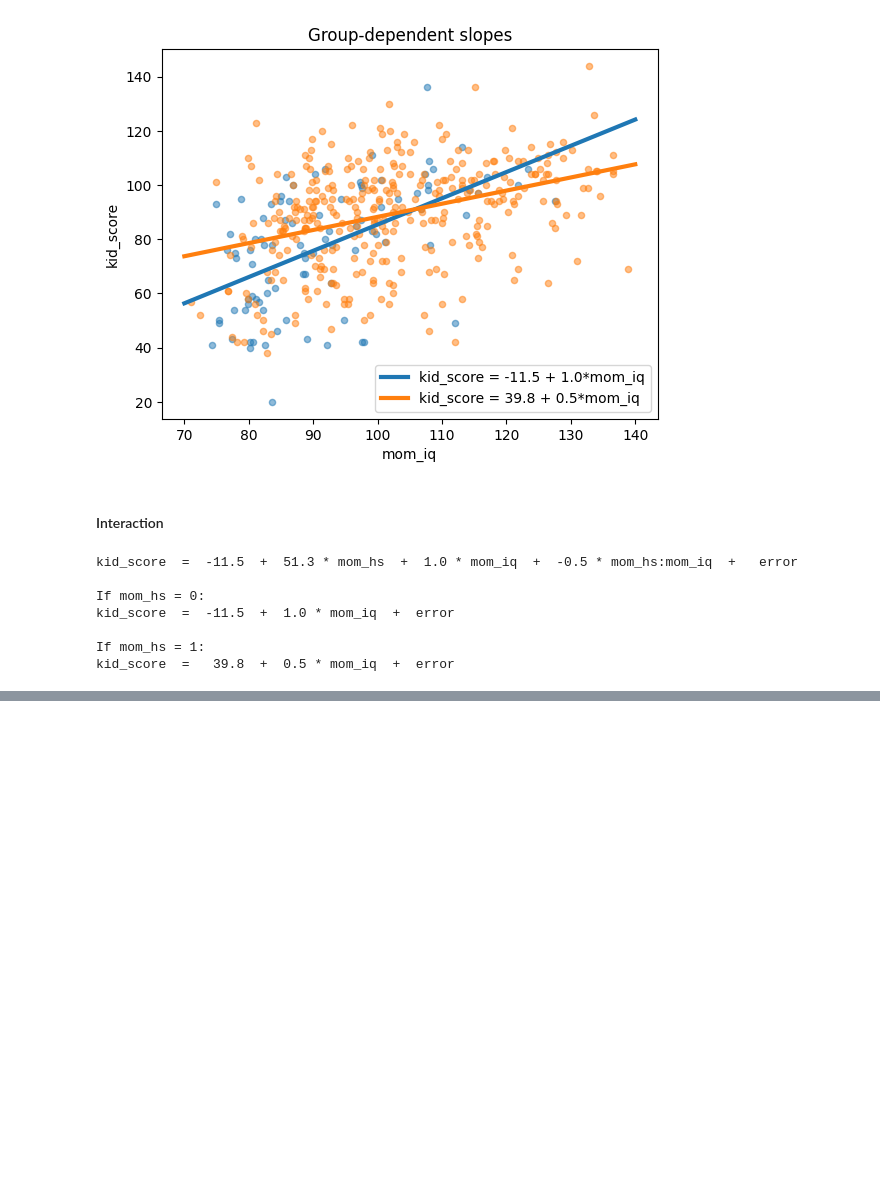
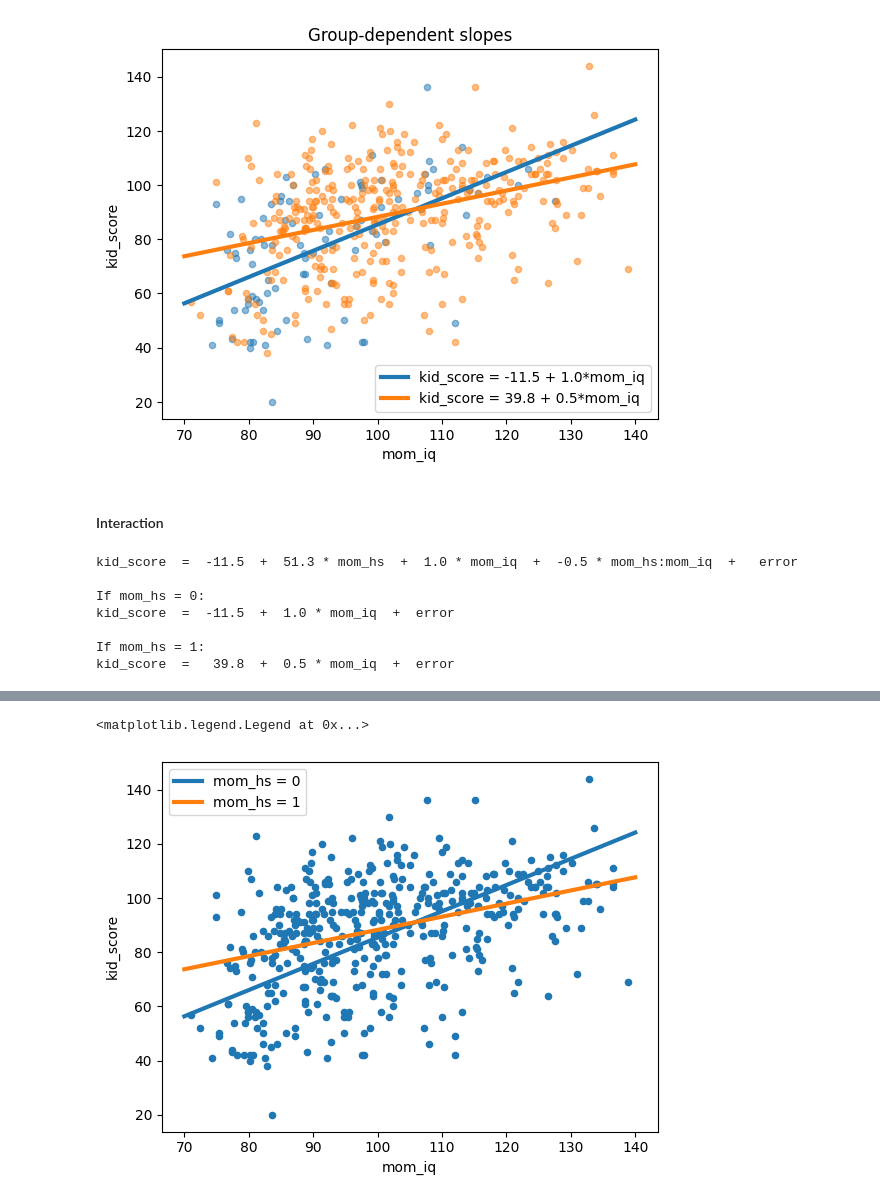
Before and after one commit to mgreenbe/DATA335W2025, a Jupyter notebook: code/2linearregression.ipynb, the cells around one changed output, grey strips where cells are left out. Saved outputs shown, nothing was run; the diff lists cells and outputs as text; code cells hidden in the pictures; blank space fills up the shorter version.

```diff
--- a/code/2linearregression.ipynb
+++ b/code/2linearregression.ipynb
@@ -1233,3 +1233,7 @@ kid_score  =  -11.5  +  1.0 * mom_iq  +  error
 
 If mom_hs = 1:
 kid_score  =   39.8  +  0.5 * mom_iq  +  error
+# %%
+kidiq = pd.read_csv("../data/kidiq.csv")
+fit = lm("kid_score ~ mom_hs + mom_iq + mom_hs:mom_iq", kidiq)
+fit
@@ -1235,0 +1247,11 @@ kid_score  =   39.8  +  0.5 * mom_iq  +  error
+# %%
+a, b, c, d = fit.coef_est
+kidiq.plot.scatter("mom_iq", "kid_score")
+x0 = 70
+x1 = 140
+plt.plot([x0, x1], [a + b*0 + c*x0 + d*x0*0, a + b*0 + c*x1 + d*x1*0], label="mom_hs = 0", lw=3)
+plt.plot([x0, x1], [a + b*1 + c*x0 + d*x0*1, a + b*1 + c*x1 + d*x1*1], label="mom_hs = 1", lw=3)
+plt.legend()
+# %% [output]
+<matplotlib.legend.Legend at 0x...>
+[figure, added]
```
Also changed, not shown: parts of 11 cells of this notebook.
